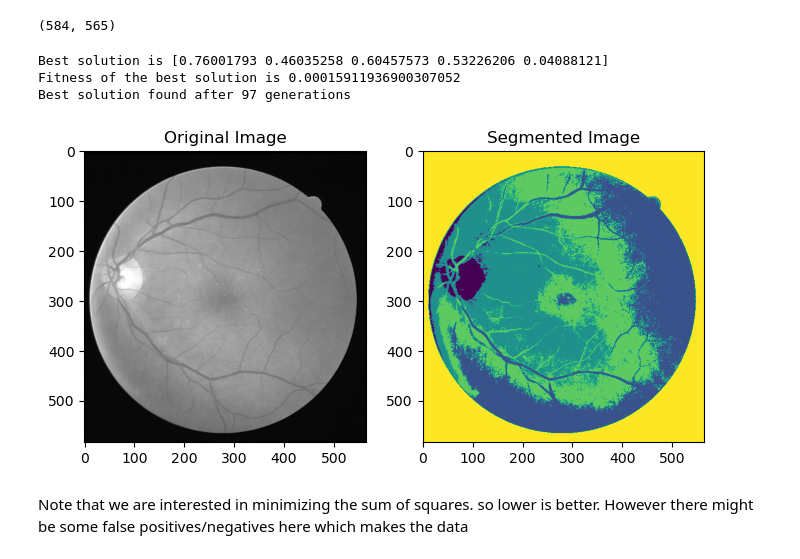
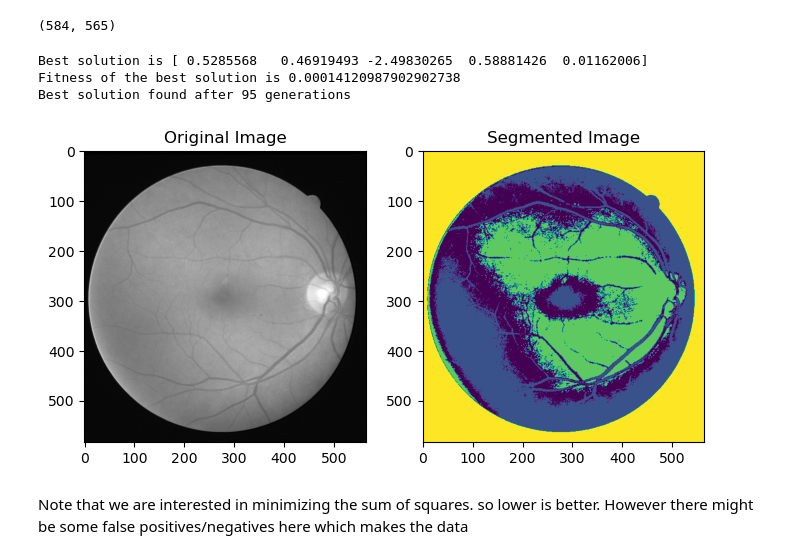
Before and after one commit to Thire399/CAS_739_Project, a Jupyter notebook: Main.ipynb, the cells around one changed output. Saved outputs shown, nothing was run; the diff lists cells and outputs as text; code cells hidden in the pictures.

Commit message:
Finished most of the code and plots

```diff
--- a/Main.ipynb
+++ b/Main.ipynb
@@ -306,7 +303,7 @@ def SwApAxis(Arr_Img, channel, Grayscale):
             temp_Arr.append(img)
  #       plt.imshow(temp_Arr[0][0])
  #       plt.show()
-        return torch.from_numpy(np.asarray(temp_Arr))
+        return torch.from_np(np.asarray(temp_Arr))
     else:
         for img in Arr_Img:
             img = np.asarray(img, dtype= np.float32)
@@ -315,15 +312,3 @@ def SwApAxis(Arr_Img, channel, Grayscale):
             temp1 = np.asarray(np.swapaxes(temp, 1, -1))
             temp_Arr.append(temp1)
         return (torch.from_numpy(np.asarray(temp_Arr))) #Redoes the Colors to gray-scale
-new_train = SwApAxis(Train_img, 1, Grayscale = True)
-
-def Normalize_labels(Labels):
-    new_arr = []
-    for i in range(np.asarray(Label_img).shape[0]):
-        temp = np.asarray(Label_img[i], dtype= float)
-        temp /= 255.0
-        new_arr.append(temp)
-    return new_arr
-New_Label_img = Normalize_labels(Label_img)
-
-#new_Test_img = SwApAxis(Test_img, 1, True)
@@ -340,3 +338,9 @@ X_train shape:  torch.Size([14, 1, 584, 565])
 Y_train shape:  14
 X_Val shape:  torch.Size([6, 1, 584, 565])
 Y_Val shape:  6
+# %%
+X_Train, X_test, Y_Train, Y_test = train_test_split(X_Train, Y_Train, test_size = 0.2, shuffle = False) # random state is nice, but can't check with output after, maybe for testing it would be nice
+print('X_train shape: ', X_Train.shape,
+    '\nY_train shape: ', len(Y_Train),
+    '\nX_test shape: ', X_test.shape,
+    '\nY_test shape: ',len( Y_test))
@@ -484,7 +556,7 @@ import matplotlib.pyplot as plt
 import pygad
 
 
-image = X_Train.detach().cpu().numpy()[0][0]
+image = X_test.detach().cpu().numpy()[0][0]
 # Flatten the image matrix
 image_flat = image.flatten().reshape(-1, 1)
 
@@ -493,7 +565,6 @@ num_segments = 5
 crossover = True
 mutation = True
 
-fitness_lst = []
 
 def euclidean_distance(X, Y):
     return np.sqrt(np.sum(np.power(X - Y, 2), axis=1))
@@ -530,12 +601,6 @@ def fitness_func(_, solution, solution_idx):
     _, _, _, _, segments_sum_dist = segment_data(solution, solution_idx)
 
     fitness = 1.0 / (np.sum(segments_sum_dist) + 0.00000001)
-    fitness_lst.append(fitness)
-    #best_solution_fitness = ga_instance.best_solution()[1]
-    # custom implementation to record fitness
-    # print(ga_instance.generations_completed)
-    # if ga_instance.generations_completed > len(fitness_lst):
-    #    fitness_lst.append(best_solution_fitness)
     return fitness
 
 num_genes = num_segments * image_flat.shape[1]
@@ -556,47 +621,48 @@ else:
 
 
 ga_instance = pygad.GA(num_generations=100
-                       ,sol_per_pop=10
-                       ,num_parents_mating=5
+                       , sol_per_pop=20
+                       , num_parents_mating=5
                        #,init_range_low=0
                        #,init_range_high=1
-                       ,crossover_type = CrossOver
-                       ,crossover_probability = crossover_probability
-                       ,keep_parents=2
-                       ,num_genes=num_genes
-                       ,fitness_func=fitness_func
-                       ,suppress_warnings=True
+                       , crossover_type = CrossOver
+                       , crossover_probability = crossover_probability
+                       , keep_parents=2
+                       , num_genes=num_genes
+                       , fitness_func=fitness_func
+                       , suppress_warnings=True
                        , mutation_percent_genes=mutation_percent_genes
                        , mutation_type = Mutation
-                       , mutation_probability = 0.5)
+                       , mutation_probability = 0.5
+                       , save_solutions = True)
 
 ga_instance.run()
 
 best_solution, best_solution_fitness, best_solution_idx = ga_instance.best_solution()
 print("Best solution is {bs}".format(bs=best_solution))
 print("Fitness of the best solution is {bsf}".format(bsf=best_solution_fitness))
 print("Best solution found after {gen} generations".format(gen=ga_instance.best_solution_generation))
 
 segment_centers, all_segments_dists, segment_indices, segments, segments_sum_dist = segment_data(best_solution, best_solution_idx)
 
 # Reshape the segmented image to its original shape
 final_segmentation = np.zeros_like(image)
 for seg_idx in range(num_segments):
     final_segmentation.flat[segments[seg_idx]] = seg_idx + 1
 
 # Display the original and segmented images using matplotlib
 plt.figure(figsize=(8, 4))
 plt.subplot(1, 2, 1)
 plt.imshow(image, cmap='gray')
 plt.title('Original Image')
 plt.subplot(1, 2, 2)
 plt.imshow(final_segmentation, cmap='viridis')
 plt.title('Segmented Image')
 plt.show()
 # %% [output]
-Best solution is [0.76001793 0.46035258 0.60457573 0.53226206 0.04088121]
-Fitness of the best solution is 0.00015911936900307052
-Best solution found after 97 generations
+Best solution is [ 0.5285568   0.46919493 -2.49830265  0.58881426  0.01162006]
+Fitness of the best solution is 0.00014120987902902738
+Best solution found after 95 generations
-[figure, old version]
+[figure, new version]
 # %% [markdown]
 Note that we are interested in minimizing the sum of squares. so lower is better. However there might be some false positives/negatives here which makes the data
```
Also changed, not shown: parts of 30 cells of this notebook, 1 other file.
